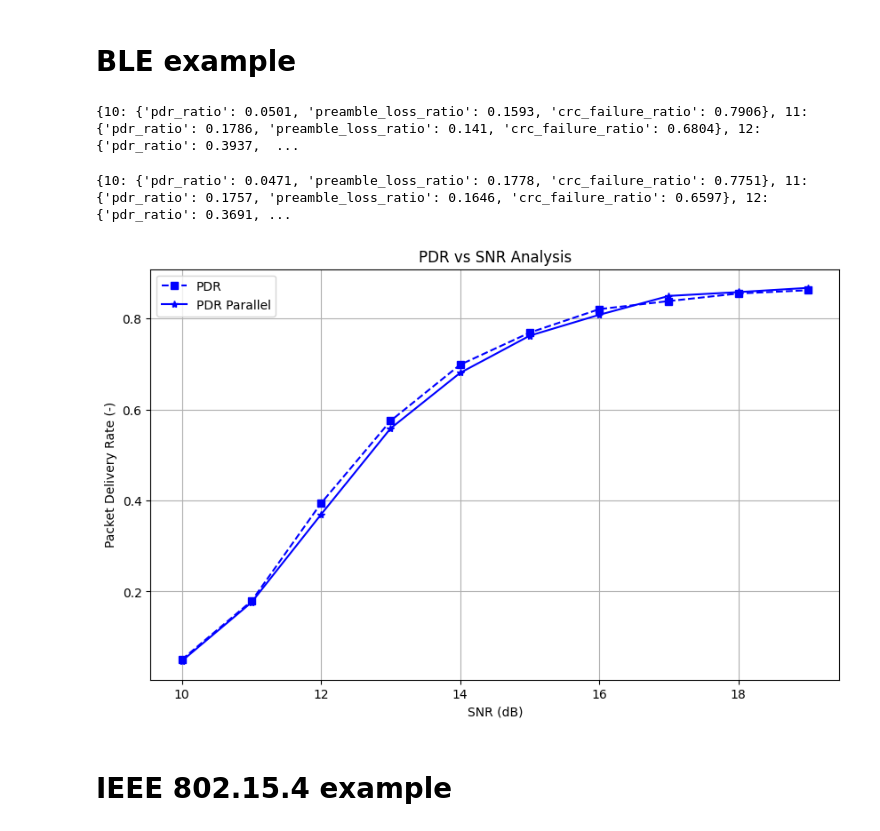
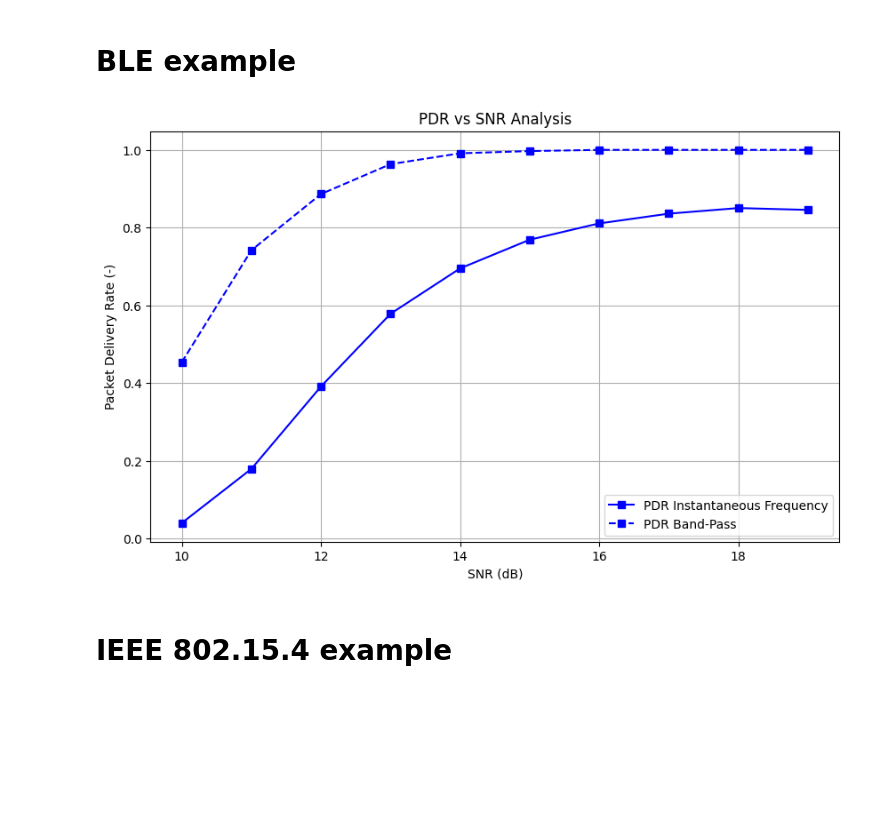
Before and after one commit to SDMote/SDR_projects, a Jupyter notebook: python_phy/jupyter_notebooks/packet_delivery_rate_analysis.ipynb, the cells around one changed output. Drawn from its saved outputs; the diff is of its cells as text; code cells hidden in the pictures; blank space fills up the shorter version.

Commit message:
PDR vs SNR: BLE demodulation comparison Band pass filter method works better!

```diff
--- a/python_phy/jupyter_notebooks/packet_delivery_rate_analysis.ipynb
+++ b/python_phy/jupyter_notebooks/packet_delivery_rate_analysis.ipynb
@@ -183,42 +26,34 @@ ted_type: TEDType = "MOD_MUELLER_AND_MULLER"
 
 snr_range = range(10, 20, 1)
 noise_realisations = int(1e4)
-
-pdr: dict = pdr_vs_snr_analysis(
-    iq_samples=iq_samples,
-    snr_range=snr_range,
-    bw_snr=bw_snrs[receiver_type],
-    fs=fs,
-    receiver_type=receiver_type,
-    demodulation_type=demodulation_type,
-    ted_type=ted_type,
-    noise_realisations=noise_realisations,
-)
-
-print(pdr)
-# %% [output]
-{10: {'pdr_ratio': 0.0501, 'preamble_loss_ratio': 0.1593, 'crc_failure_ratio': 0.7906}, 11: {'pdr_ratio': 0.1786, 'preamble_loss_ratio': 0.141, 'crc_failure_ratio': 0.6804}, 12: {'pdr_ratio': 0.3937,  ...
 # %%
-pdr_parallel: dict = pdr_vs_snr_analysis_parallel(
+pdr_inst_freq: dict = pdr_vs_snr_analysis_parallel(
     iq_samples=iq_samples,
     snr_range=snr_range,
     bw_snr=bw_snrs[receiver_type],
     fs=fs,
     receiver_type=receiver_type,
-    demodulation_type=demodulation_type,
-    ted_type=ted_type,
+    demodulation_type="INSTANTANEOUS_FREQUENCY",
+    ted_type="MOD_MUELLER_AND_MULLER",
     noise_realisations=noise_realisations,
 )
 
-print(pdr_parallel)
+pdr_band_pass: dict = pdr_vs_snr_analysis_parallel(
+    iq_samples=iq_samples,
+    snr_range=snr_range,
+    bw_snr=bw_snrs[receiver_type],
+    fs=fs,
+    receiver_type=receiver_type,
+    demodulation_type="BAND_PASS",
+    ted_type="MOD_MUELLER_AND_MULLER",
+    noise_realisations=noise_realisations,
+)
-# %% [output]
-{10: {'pdr_ratio': 0.0471, 'preamble_loss_ratio': 0.1778, 'crc_failure_ratio': 0.7751}, 11: {'pdr_ratio': 0.1757, 'preamble_loss_ratio': 0.1646, 'crc_failure_ratio': 0.6597}, 12: {'pdr_ratio': 0.3691, ...
 # %%
 plotter = PDRPlotter()
-plotter.add_trace(pdr, "PDR", colour="blue", linestyle="--", marker="s")
-plotter.add_trace(pdr_parallel, "PDR Parallel", colour="blue", linestyle="-", marker="*")
+plotter.add_trace(pdr_inst_freq, "PDR Instantaneous Frequency", colour="blue", linestyle="-", marker="s")
+plotter.add_trace(pdr_band_pass, "PDR Band-Pass", colour="blue", linestyle="--", marker="s")
 plotter.plot(title="PDR vs SNR Analysis")
 # %% [output]
-[figure, old version]
+[figure, new version]
 # %% [markdown]
 # IEEE 802.15.4 example
```
Also changed, not shown: parts of 3 cells of this notebook, 1 other file.
